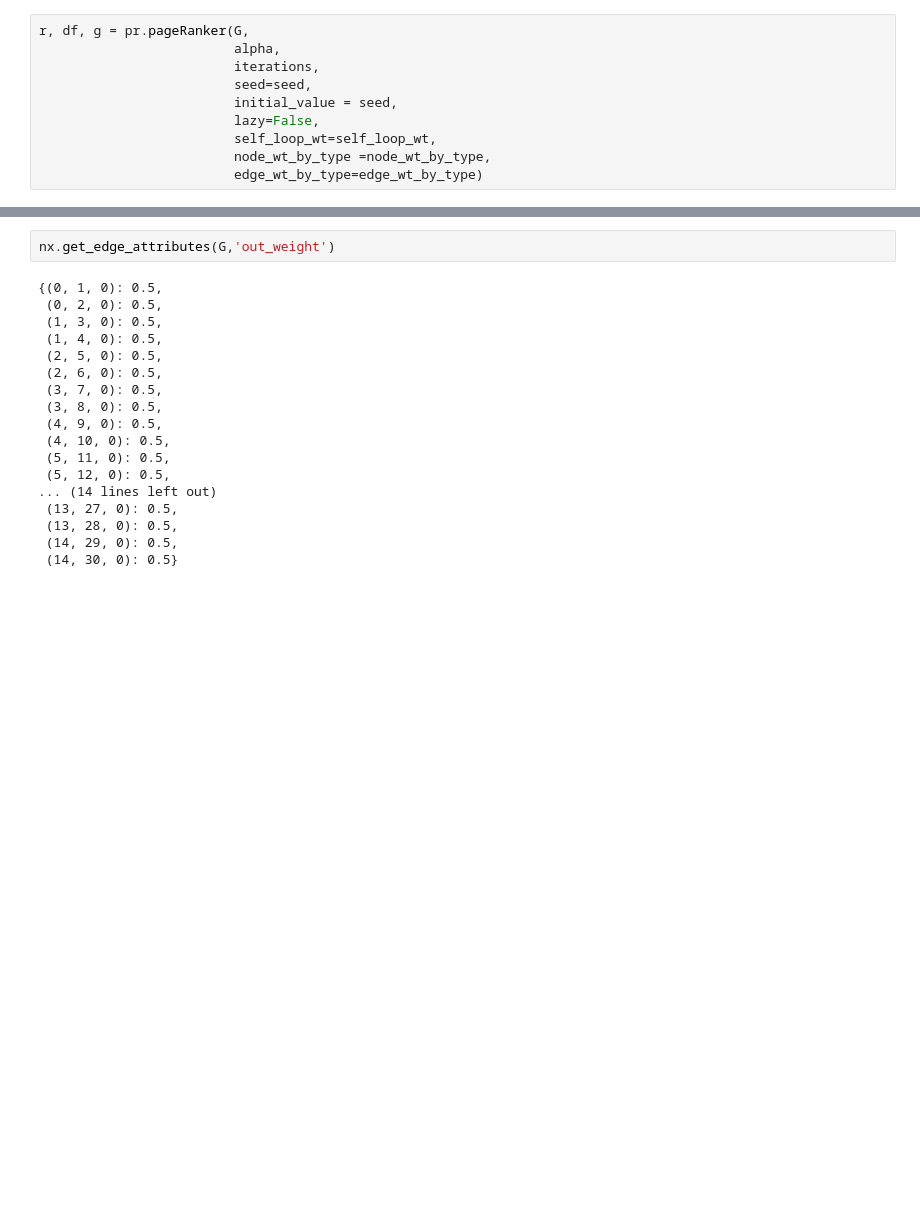
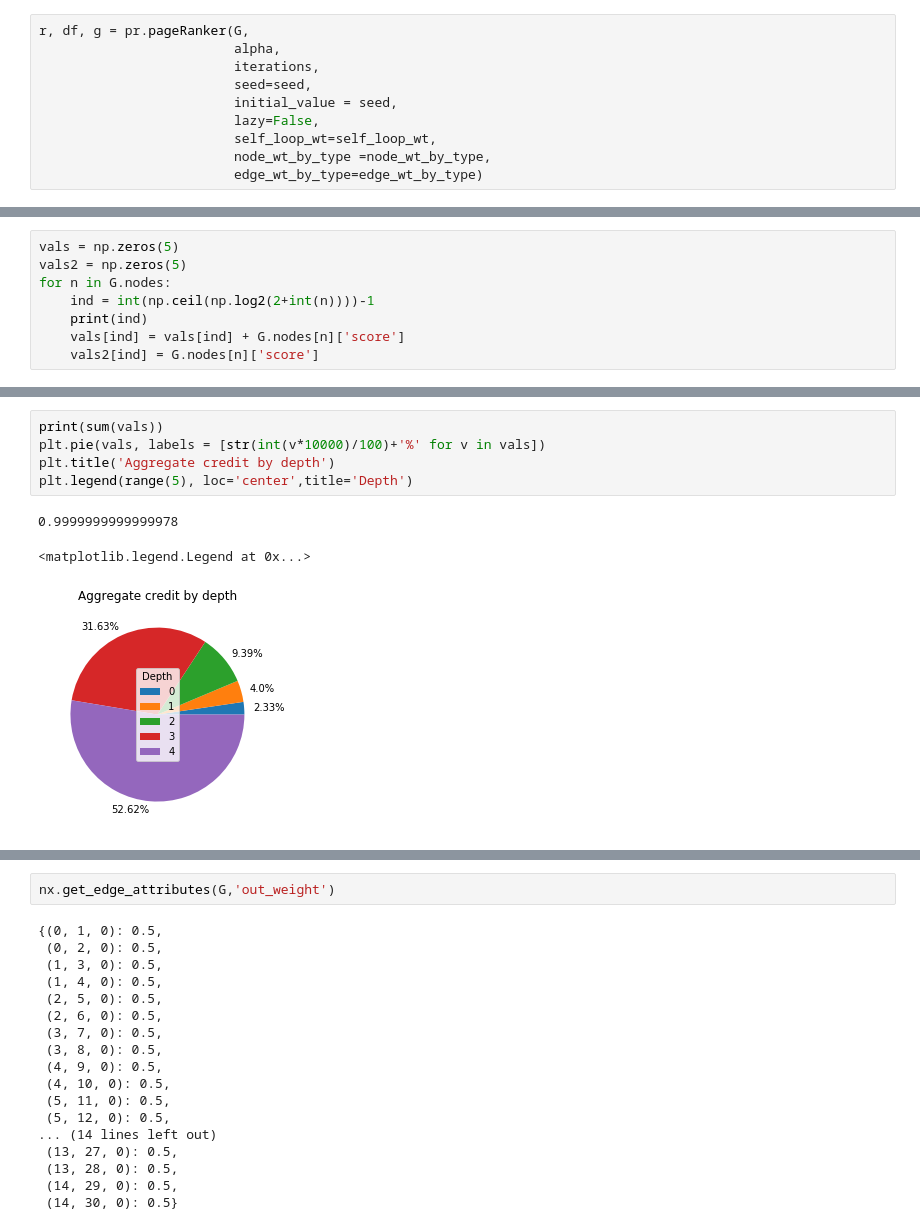
Before and after one commit to sourcecred/research, a Jupyter notebook: exploratory/mZargham/pre-infra/outtree.ipynb, the cells around one changed output, grey strips where cells are left out. Drawn from its saved outputs; the diff is of its cells as text; blank space fills up the shorter version.

```diff
--- a/exploratory/mZargham/pre-infra/outtree.ipynb
+++ b/exploratory/mZargham/pre-infra/outtree.ipynb
@@ -58,0 +59,8 @@ df.tail(1).T.plot(kind='bar',legend=False, title='PageRank Distribution')
+# %%
+vals = np.zeros(5)
+vals2 = np.zeros(5)
+for n in G.nodes:
+    ind = int(np.ceil(np.log2(2+int(n))))-1
+    print(ind)
+    vals[ind] = vals[ind] + G.nodes[n]['score']
+    vals2[ind] = G.nodes[n]['score']
@@ -58,0 +85,9 @@ df.tail(1).T.plot(kind='bar',legend=False, title='PageRank Distribution')
+# %%
+print(sum(vals))
+plt.pie(vals, labels = [str(int(v*10000)/100)+'%' for v in vals])
+plt.title('Aggregate credit by depth')
+plt.legend(range(5), loc='center',title='Depth')
+# %% [output]
+0.9999999999999978
+<matplotlib.legend.Legend at 0x...>
+[figure, added]
```
Also changed, not shown: parts of 13 cells of this notebook, 6 other files.
